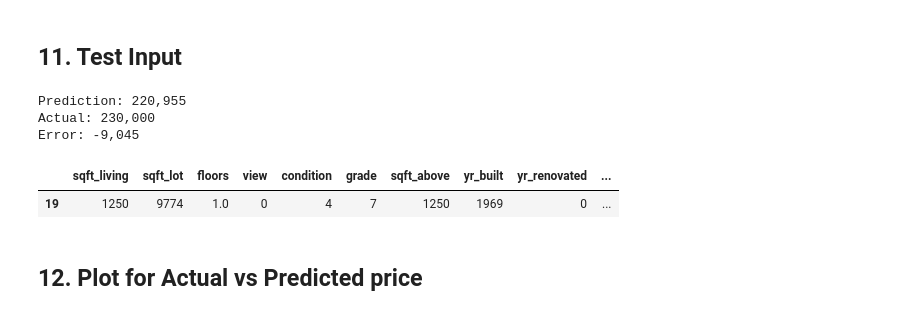
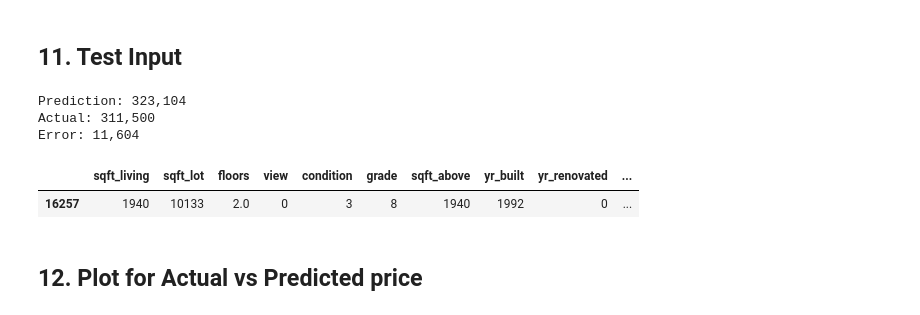
Before and after one commit to 8ven0m8/House-price-prediction-using-model-stacking, a Jupyter notebook: Kingcounty_house_prediction.ipynb, the cells around one changed output. Drawn from its saved outputs; the diff is of its cells as text; code cells hidden in the pictures.

```diff
--- a/Kingcounty_house_prediction.ipynb
+++ b/Kingcounty_house_prediction.ipynb
@@ -357,24 +358,24 @@ pickle.dump((rf, lgbm, xgb), open("model.pkl", "wb"))
 # %% [markdown]
 ## 11. Test Input
 # %%
-house_no = 10
+house_no = 5
 sample = X_test.iloc[[house_no]]
 actual = y_test.iloc[house_no]
 
 model = (
     0.4 * xgb.predict(sample) +
     0.3 * rf.predict(sample) +
     0.3 * lgbm.predict(sample)
 )
 
 print(f"Prediction: {model[0]:,.0f}\nActual: {actual:,.0f}\nError: {(model[0] - actual):,.0f}")
 X_test.iloc[[house_no]]
 # %% [output]
-Prediction: 220,955
-Actual: 230,000
-Error: -9,045
+Prediction: 323,104
+Actual: 311,500
+Error: 11,604
 |  | sqft_living | sqft_lot | floors | view | condition | grade | sqft_above | yr_built | yr_renovated | ... |
-| 19 | 1250 | 9774 | 1.0 | 0 | 4 | 7 | 1250 | 1969 | 0 | ... |
+| 16257 | 1940 | 10133 | 2.0 | 0 | 3 | 8 | 1940 | 1992 | 0 | ... |
 # %% [markdown]
 ## 12. Plot for Actual vs Predicted price
 # %%
```
Also changed, not shown: parts of 2 cells of this notebook, 1 other file.
